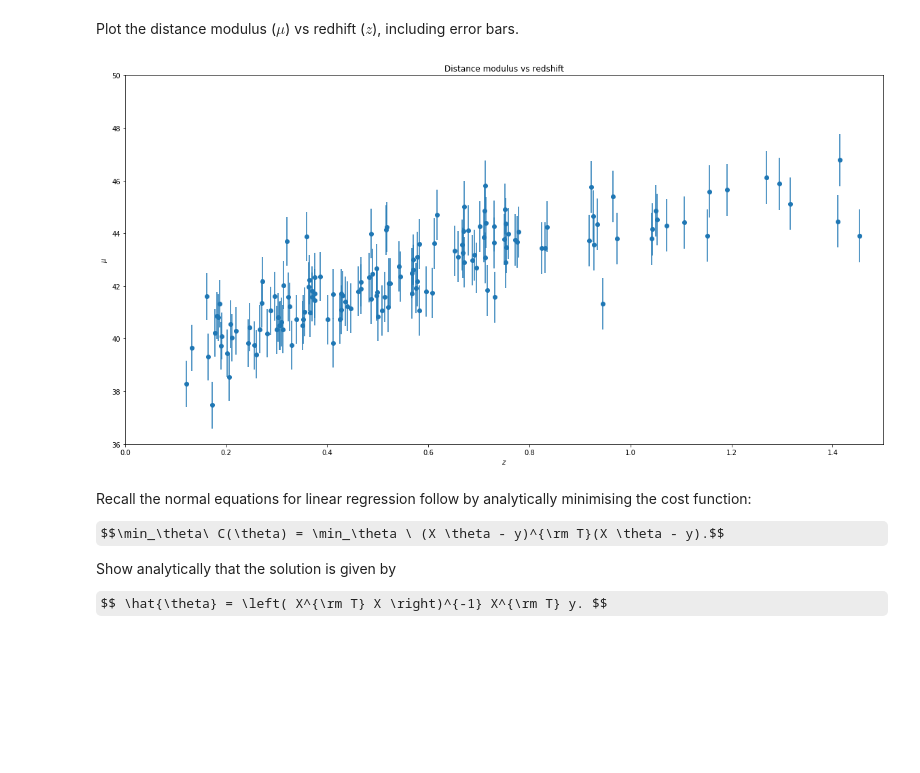
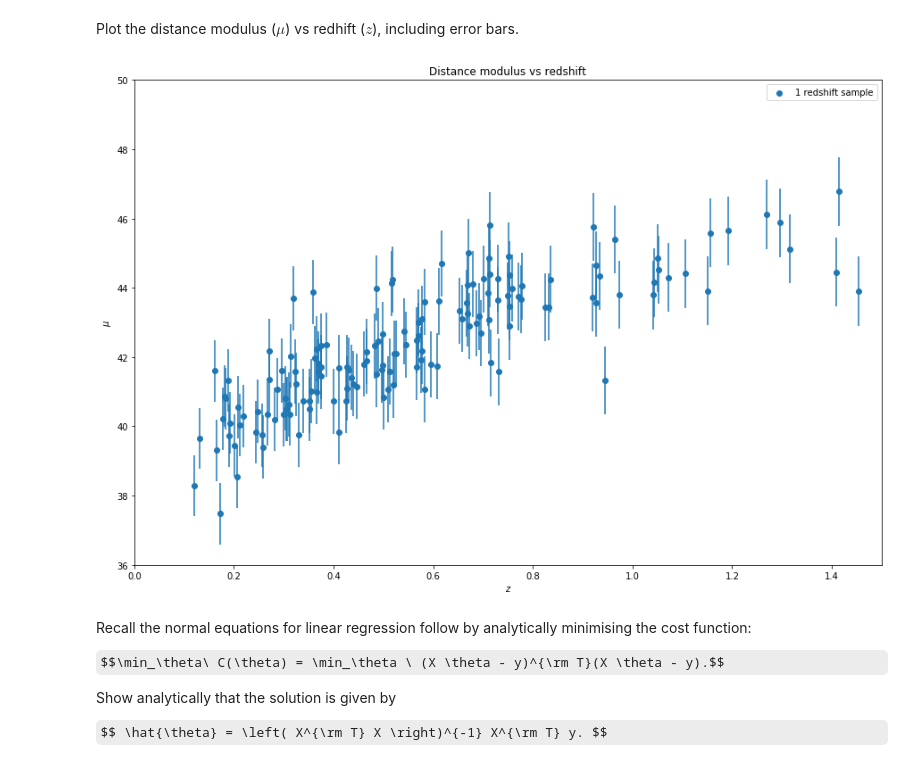
Before and after one commit to nishalad95/Machine_Learning_Big_Data, a Jupyter notebook: spce0038_coursework_NishaLad.ipynb, the cells around one changed output. Saved outputs shown, nothing was run; the diff lists cells and outputs as text; code cells hidden in the pictures; some formulas as TeX source; blank space fills up the shorter version.

```diff
--- a/spce0038_coursework_NishaLad.ipynb
+++ b/spce0038_coursework_NishaLad.ipynb
@@ -75,20 +75,21 @@ z_sample, mu_sample, dmu = generate_mu_z(m, random_state=3)
 Plot the distance modulus ($\mu$) vs redhift ($z$), including error bars.
 # %%
 # Plot data
-def plot_dist_mod(x, y, yerr):
+def plot_dist_mod():
     # YOUR CODE HERE
-    plt.figure(figsize=(20,10))
-    plt.scatter(x, y)
-    plt.errorbar(x, y, yerr=yerr, linestyle="None")
+    plt.figure(figsize=(15,10))
+    plt.scatter(z_sample, mu_sample, label='1 redshift sample')
+    plt.errorbar(z_sample, mu_sample, yerr=dmu, linestyle="None")
     plt.xlabel('$z$')
     plt.ylabel('$\mu$')
     plt.title('Distance modulus vs redshift')
     plt.ylim(36, 50)
     plt.xlim(0, 1.5)
+    plt.legend()
 
-plot_dist_mod(z_sample, mu_sample, dmu)
+plot_dist_mod()
 # %% [output]
-[figure, old version]
+[figure, new version]
 # %% [markdown]
 Recall the normal equations for linear regression follow by analytically minimising the cost function:
 
```
Also changed, not shown: parts of 10 cells of this notebook.
